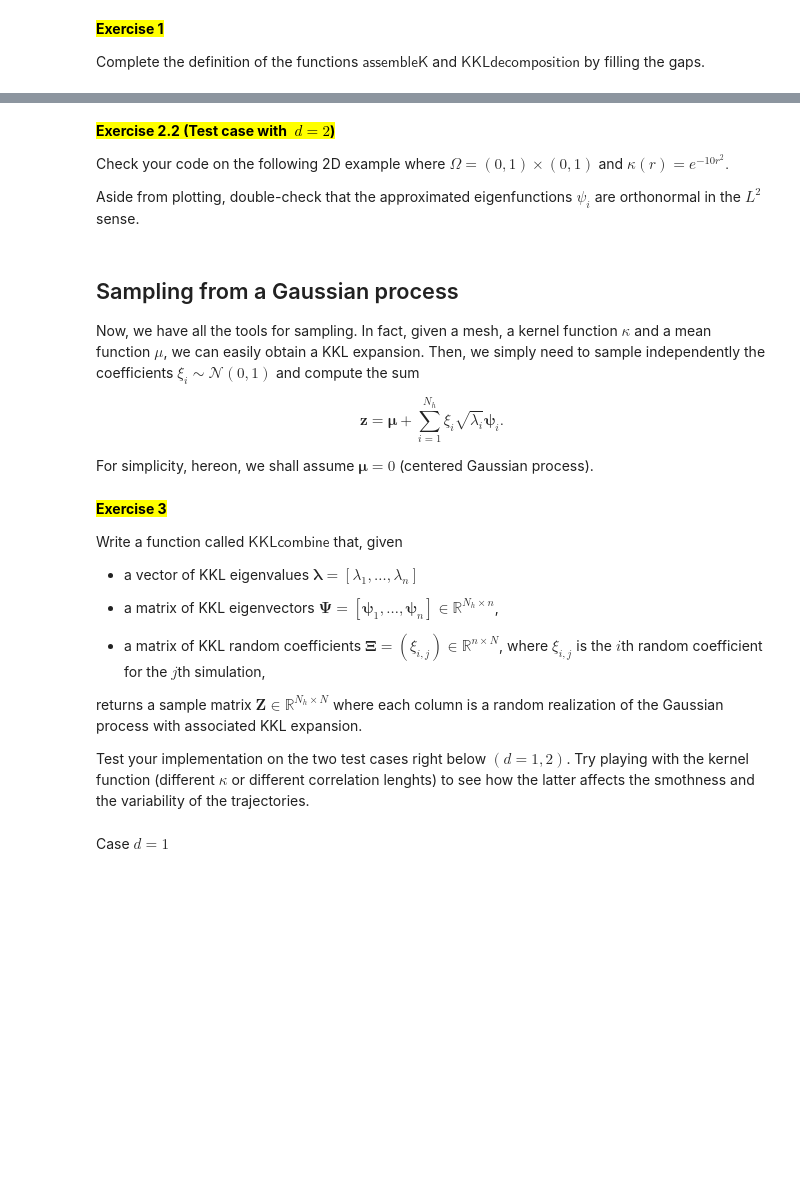
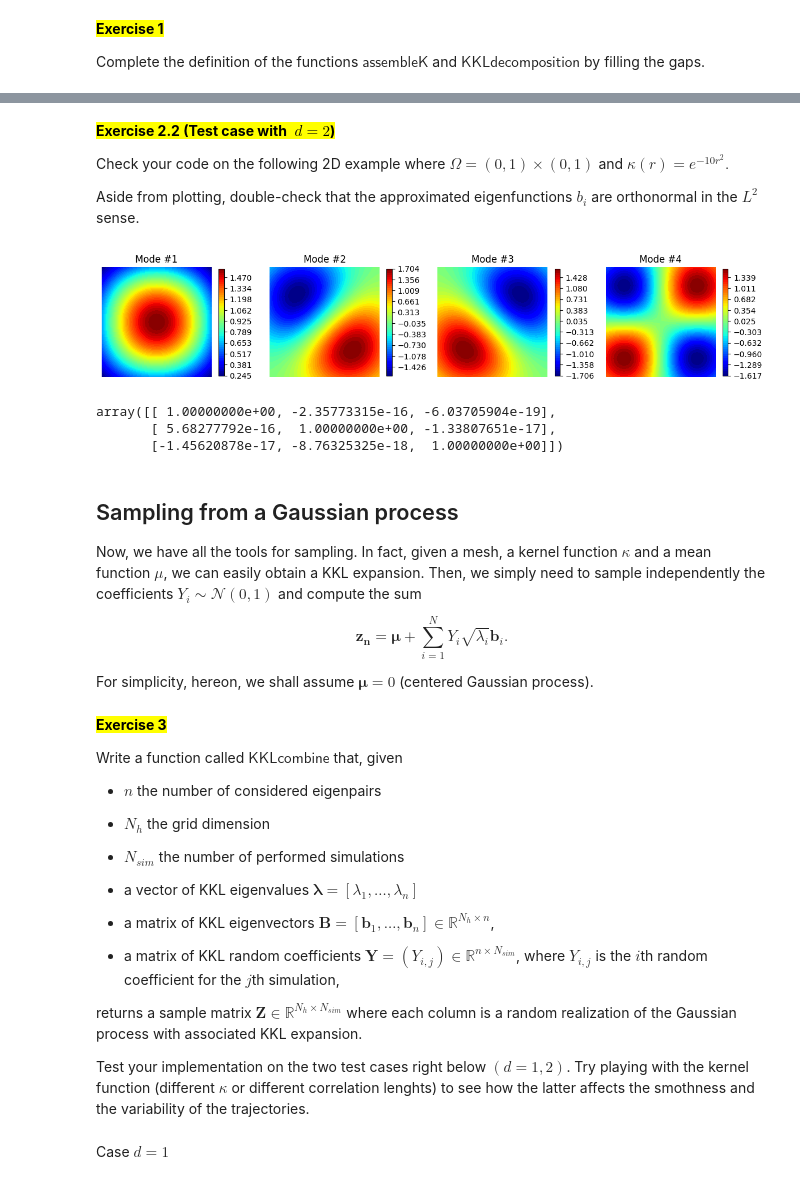
Before and after one commit to lordPachy/hpcengineering, a Jupyter notebook: Computational Statistics/04_random_fields.ipynb, the cells around one changed output, grey strips where cells are left out. Drawn from its saved outputs; the diff is of its cells as text; code cells hidden in the pictures; blank space fills up the shorter version.

Commit message:
Notebook on KL expansion

```diff
--- a/Computational Statistics/04_random_fields.ipynb
+++ b/Computational Statistics/04_random_fields.ipynb
@@ -208,19 +271,21 @@ plt.tight_layout() # ensures a nicer visualization when using multiple subplots
 
 Check your code on the following 2D example where $\Omega=(0,1)\times(0,1)$ and $\kappa(r)=e^{-10r^2}.$
 
-Aside from plotting, double-check that the approximated eigenfunctions $\psi_i$ are orthonormal in the $L^{2}$ sense.
+Aside from plotting, double-check that the approximated eigenfunctions $b_i$ are orthonormal in the $L^{2}$ sense.
 # %%
 mesh = fe.unitsquaremesh(30, 30)
 Vh = fe.space(mesh, 'CG', 1)
 clc()
 
 kernel = lambda r: np.exp(-10*r**2)
-lambdas, psis, M = KKLdecomposition(kernel, Vh)
+lambdas, bis, M = KKLdecomposition(kernel, Vh, dim = 2)
 # %%
 plt.figure(figsize = (12, 3))
 for i in range(4):
   plt.subplot(1,4,i+1)
-  fe.plot(psis[:, i], Vh, cmap='jet', levels = 50, colorbar = True, shrink = 0.7)
+  fe.plot(bis[:, i], Vh, cmap='jet', levels = 50, colorbar = True, shrink = 0.7)
   plt.title("Mode #%d" % (i+1))
 
 plt.tight_layout()
+# %% [output]
+[figure, added]
@@ -231,22 +292,37 @@ plt.tight_layout()
+# %%
+# Checking L2-orthonormality
+
+# There are 961 nodes in our Vh
+bis[:, :5].shape
+
+# NOTE: we need to multiply by M since we imposed M - orthogonality
+bis[:, :3].T@ M @ bis[:, :3]
+# %% [output]
+array([[ 1.00000000e+00, -2.35773315e-16, -6.03705904e-19],
+       [ 5.68277792e-16,  1.00000000e+00, -1.33807651e-17],
+       [-1.45620878e-17, -8.76325325e-18,  1.00000000e+00]])
 # %% [markdown]
 ## Sampling from a Gaussian process
 
-Now, we have all the tools for sampling. In fact, given a mesh, a kernel function $\kappa$ and a mean function $\mu$, we can easily obtain a KKL expansion. Then, we simply need to sample independently the coefficients $\xi_i\sim\mathcal{N}(0,1)$ and compute the sum
+Now, we have all the tools for sampling. In fact, given a mesh, a kernel function $\kappa$ and a mean function $\mu$, we can easily obtain a KKL expansion. Then, we simply need to sample independently the coefficients $Y_i\sim\mathcal{N}(0,1)$ and compute the sum
 
-$$\mathbf{z}=\boldsymbol{\mu}+\sum_{i=1}^{N_h}\xi_i\sqrt{\lambda_i}\boldsymbol{\psi}_i.$$
+$$\mathbf{z_n}=\boldsymbol{\mu}+\sum_{i=1}^{N}Y_i\sqrt{\lambda_i}\boldsymbol{b}_i.$$
 
 For simplicity, hereon, we shall assume $\boldsymbol{\mu}=0$ (centered Gaussian process).
 # %% [markdown]
 <mark>**Exercise 3**</mark></br>
 
 Write a function called $\textsf{KKLcombine}$ that, given
+- $n$ the number of considered eigenpairs
+- $N_h$ the grid dimension
+- $N_{sim}$ the number of performed simulations
 
 - a vector of KKL eigenvalues $\boldsymbol{\lambda}=[\lambda_1,\dots,\lambda_n]$
 
-- a matrix of KKL eigenvectors $\boldsymbol{\Psi}=[\boldsymbol{\psi}_1,\dots,\boldsymbol{\psi}_n]\in\mathbb{R}^{N_h\times n}$,
+- a matrix of KKL eigenvectors $\boldsymbol{B}=[\boldsymbol{b}_1,\dots,\boldsymbol{b}_n]\in\mathbb{R}^{N_h\times n}$,
 
-- a matrix of KKL random coefficients $\mathbf{\Xi}=(\xi_{i,j})\in\mathbb{R}^{n\times N}$, where $\xi_{i,j}$ is the $i$th random coefficient for the $j$th simulation,
+- a matrix of KKL random coefficients $\mathbf{Y}=(Y_{i,j})\in\mathbb{R}^{n\times N_{sim}}$, where $Y_{i,j}$ is the $i$th random coefficient for the $j$th simulation,
 
-returns a sample matrix $\mathbf{Z}\in\mathbb{R}^{N_h\times N}$ where each column is a random realization of the Gaussian process with associated KKL expansion.
+returns a sample matrix $\mathbf{Z}\in\mathbb{R}^{N_h\times N_{sim}}$ where each column is a random realization of the Gaussian process with associated KKL expansion.
 
 Test your implementation on the two test cases right below $(d=1,2)$. Try playing with the kernel function (different $\kappa$ or different correlation lenghts) to see how the latter affects the smothness and the variability of the trajectories.
```
Also changed, not shown: parts of 35 cells of this notebook.
